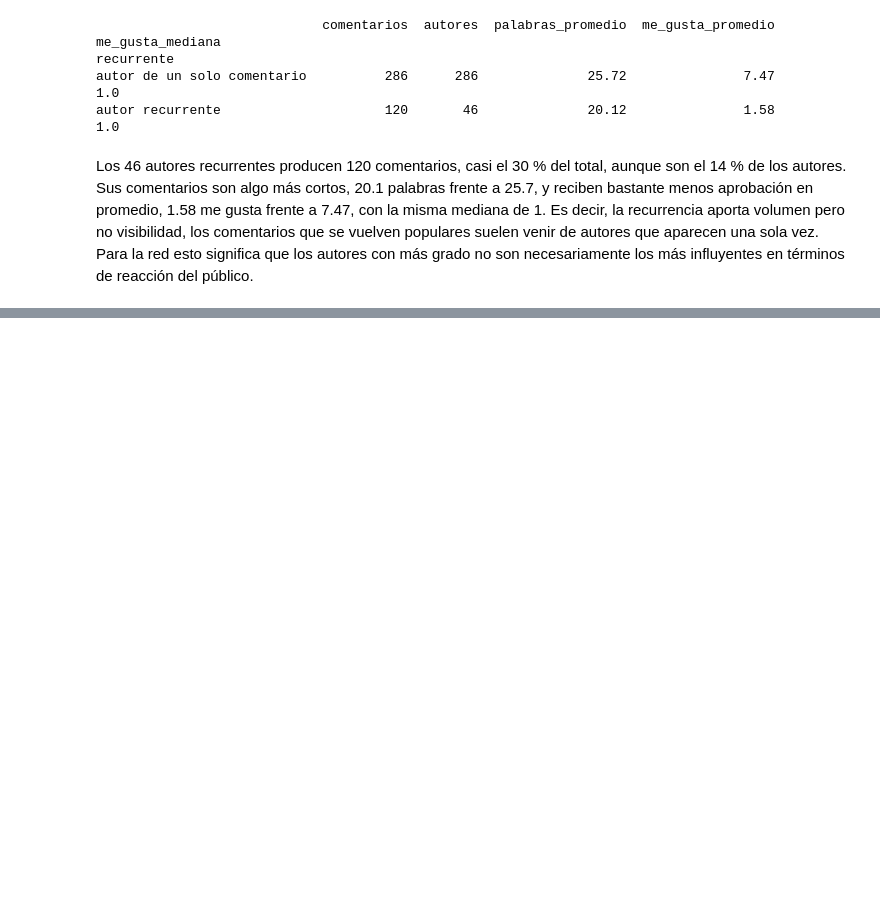
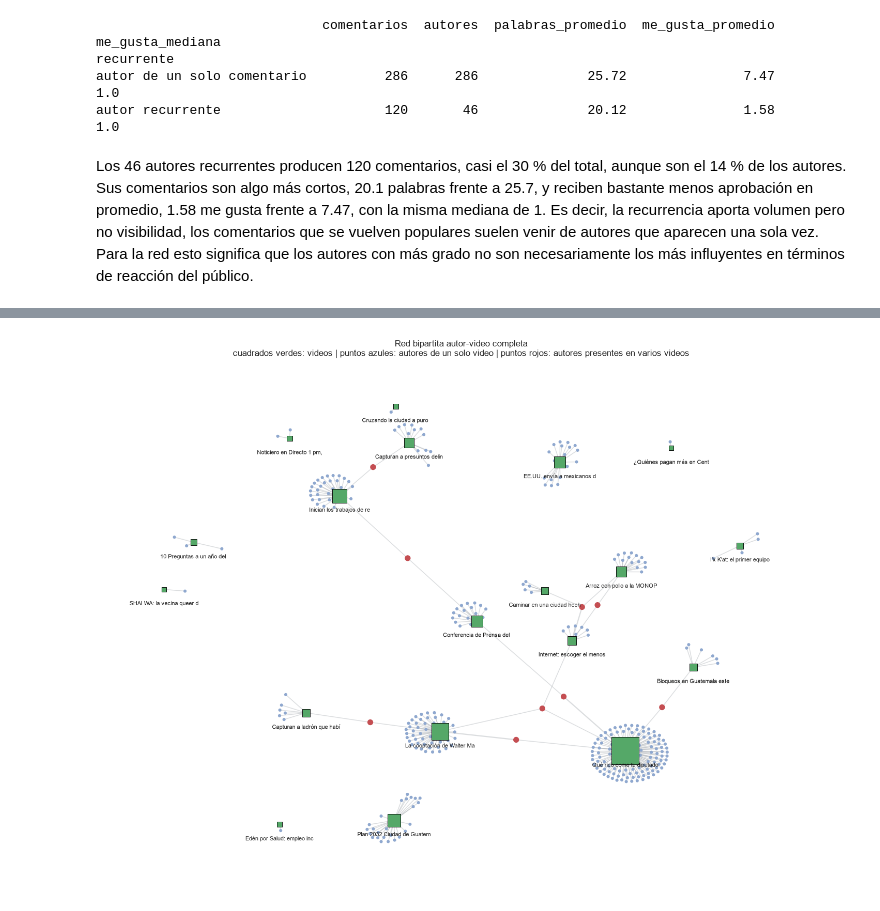
Before and after one commit to Fercho1118/Lab6_DS, a Jupyter notebook: notebooks/lab6.ipynb, the cells around one changed output, grey strips where cells are left out. Cells and saved outputs as stored; diff of their text form; code cells hidden in the pictures; blank space fills up the shorter version.

Commit message:
Ejercicio 4: construcción de la red bipartita autor-video con tablas de nodos y aristas

```diff
--- a/notebooks/lab6.ipynb
+++ b/notebooks/lab6.ipynb
@@ -976,0 +1118,30 @@ términos de reacción del público.
+# %%
+posiciones = nx.spring_layout(B, k=0.32, iterations=250, seed=7, weight="peso")
+
+nodos_video = [n for n, d in B.nodes(data=True) if d["tipo"] == "video"]
+nodos_autor = [n for n, d in B.nodes(data=True) if d["tipo"] == "autor"]
+grado_autor = dict(B.degree(nodos_autor))
+tam_video = [30 + 9 * B.degree(n) for n in nodos_video]
+color_autor = ["#C44E52" if grado_autor[n] > 1 else "#8FA8CF" for n in nodos_autor]
+tam_autor = [55 if grado_autor[n] > 1 else 16 for n in nodos_autor]
+
+fig, ax = plt.subplots(figsize=(13, 10))
+nx.draw_networkx_edges(B, posiciones, ax=ax, alpha=0.35, edge_color="#9aa0a6",
+                       width=[0.5 + 0.5 * d["peso"] for _, _, d in B.edges(data=True)])
+nx.draw_networkx_nodes(B, posiciones, nodelist=nodos_autor, node_size=tam_autor,
+                       node_color=color_autor, linewidths=0, ax=ax)
+nx.draw_networkx_nodes(B, posiciones, nodelist=nodos_video, node_size=tam_video,
+                       node_color="#55A868", node_shape="s", edgecolors="black",
+                       linewidths=0.6, ax=ax)
+etiquetas_video = {n: titulo[n][:26] for n in nodos_video}
+pos_etiquetas = {n: (x, y - 0.055) for n, (x, y) in posiciones.items()}
+nx.draw_networkx_labels(B, pos_etiquetas, labels=etiquetas_video, font_size=7,
+                        font_color="#1a1a1a", ax=ax)
+ax.set_title("Red bipartita autor-video completa\n"
+             "cuadrados verdes: videos | puntos azules: autores de un solo video | "
+             "puntos rojos: autores presentes en varios videos")
+ax.axis("off")
+plt.tight_layout()
+plt.show()
+# %% [output]
+[figure, added]
```
Also changed, not shown: parts of 12 cells of this notebook, 1 other file.
